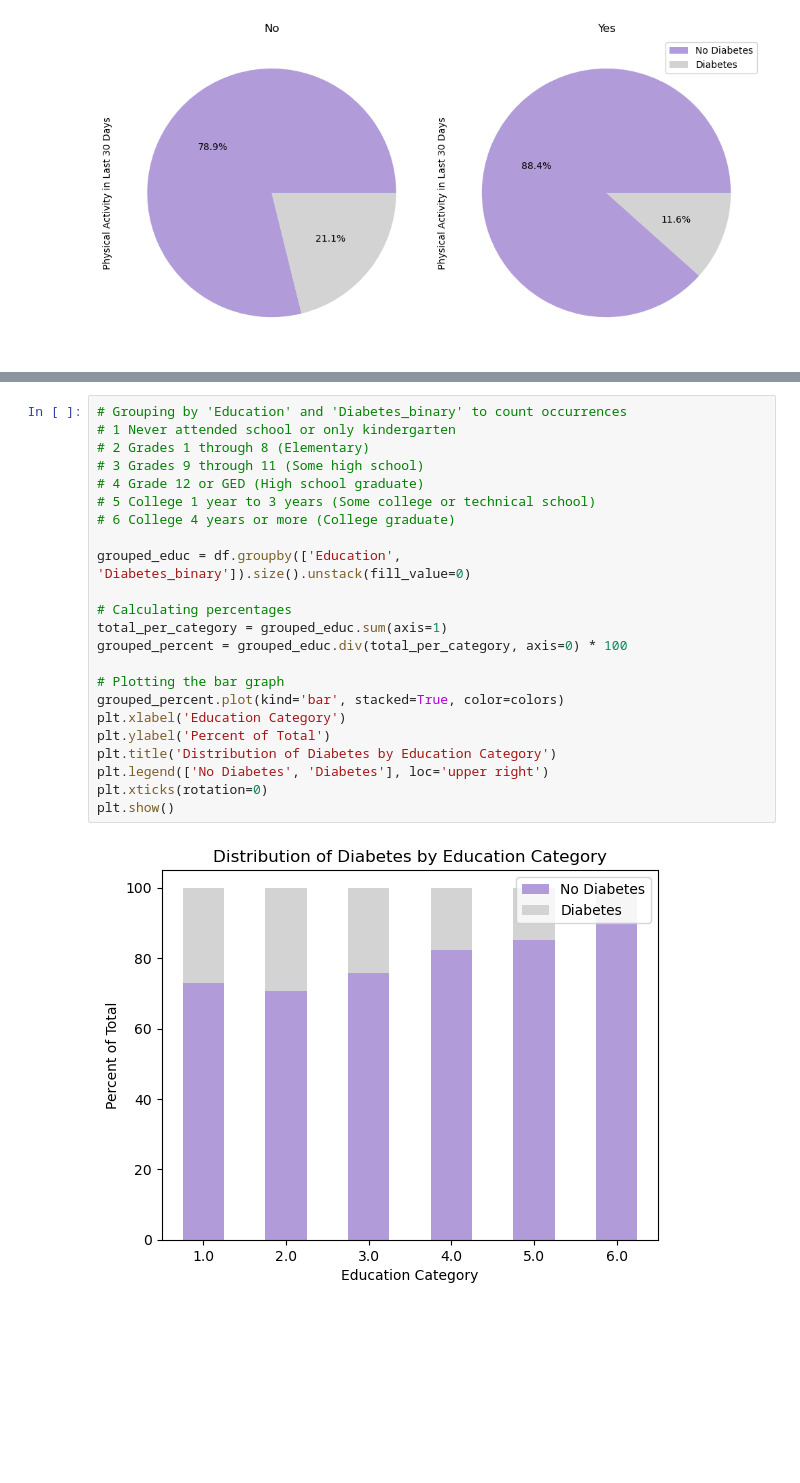
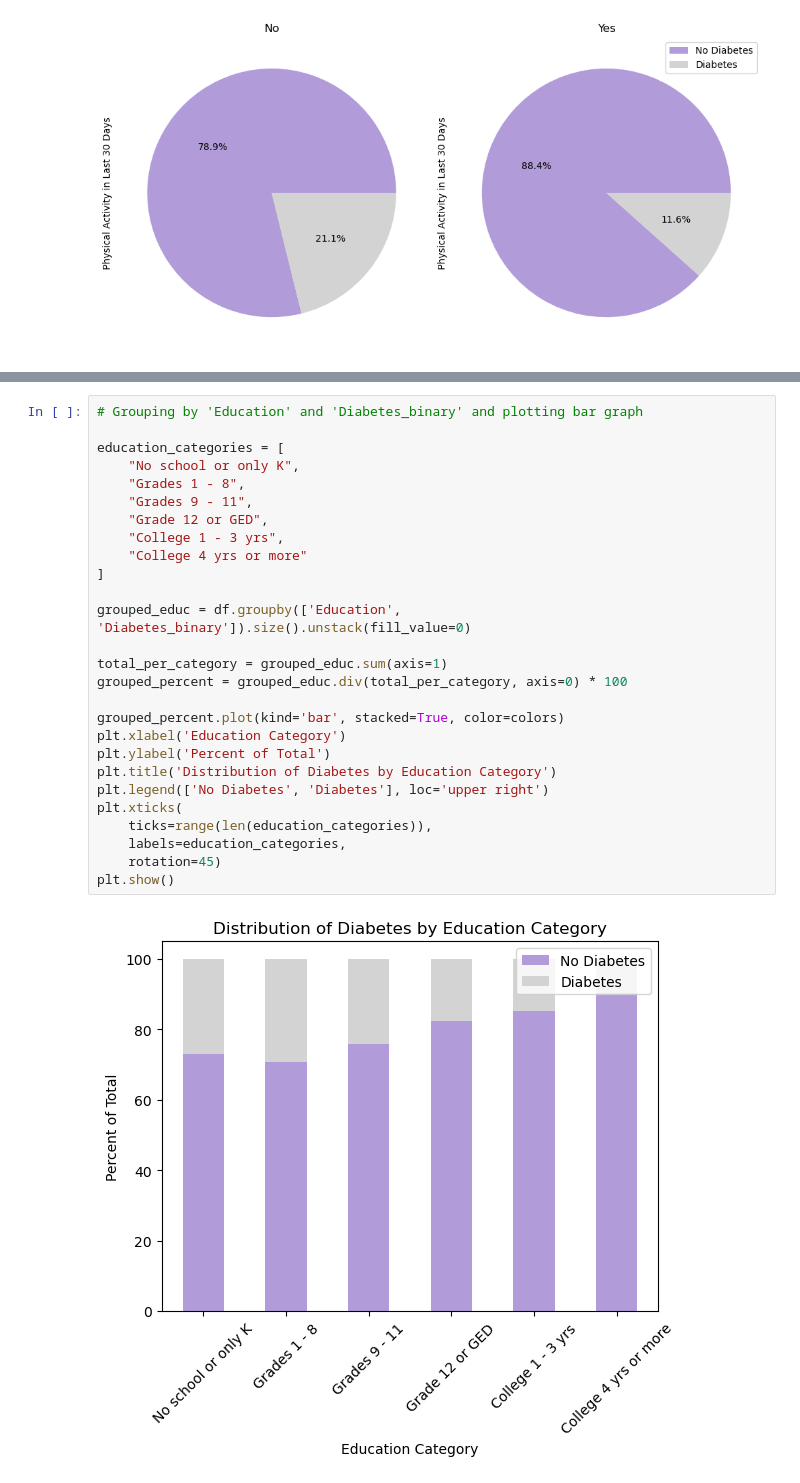
Before and after one commit to kkruel8100/Diabetes-Machine-Learning, a Jupyter notebook: plotting.ipynb, the cells around one changed output, grey strips where cells are left out. Saved outputs shown, nothing was run; the diff lists cells and outputs as text; blank space fills up the shorter version.

```diff
--- a/plotting.ipynb
+++ b/plotting.ipynb
@@ -189,26 +192,30 @@ plt.show()
 # %%
-# Grouping by 'Education' and 'Diabetes_binary' to count occurrences
-# 1 Never attended school or only kindergarten
-# 2 Grades 1 through 8 (Elementary)
-# 3 Grades 9 through 11 (Some high school)
-# 4 Grade 12 or GED (High school graduate)
-# 5 College 1 year to 3 years (Some college or technical school)
-# 6 College 4 years or more (College graduate)
+# Grouping by 'Education' and 'Diabetes_binary' and plotting bar graph
+
+education_categories = [
+    "No school or only K",
+    "Grades 1 - 8",
+    "Grades 9 - 11",
+    "Grade 12 or GED",
+    "College 1 - 3 yrs",
+    "College 4 yrs or more"
+]
 
 grouped_educ = df.groupby(['Education', 'Diabetes_binary']).size().unstack(fill_value=0)
 
-# Calculating percentages
 total_per_category = grouped_educ.sum(axis=1)
 grouped_percent = grouped_educ.div(total_per_category, axis=0) * 100
 
-# Plotting the bar graph
 grouped_percent.plot(kind='bar', stacked=True, color=colors)
 plt.xlabel('Education Category')
 plt.ylabel('Percent of Total')
 plt.title('Distribution of Diabetes by Education Category')
 plt.legend(['No Diabetes', 'Diabetes'], loc='upper right')
-plt.xticks(rotation=0)
+plt.xticks(
+    ticks=range(len(education_categories)),
+    labels=education_categories,
+    rotation=45)
 plt.show()
 # %% [output]
-[figure, old version]
+[figure, new version]
 # %%
```
Also changed, not shown: parts of 19 cells of this notebook.
